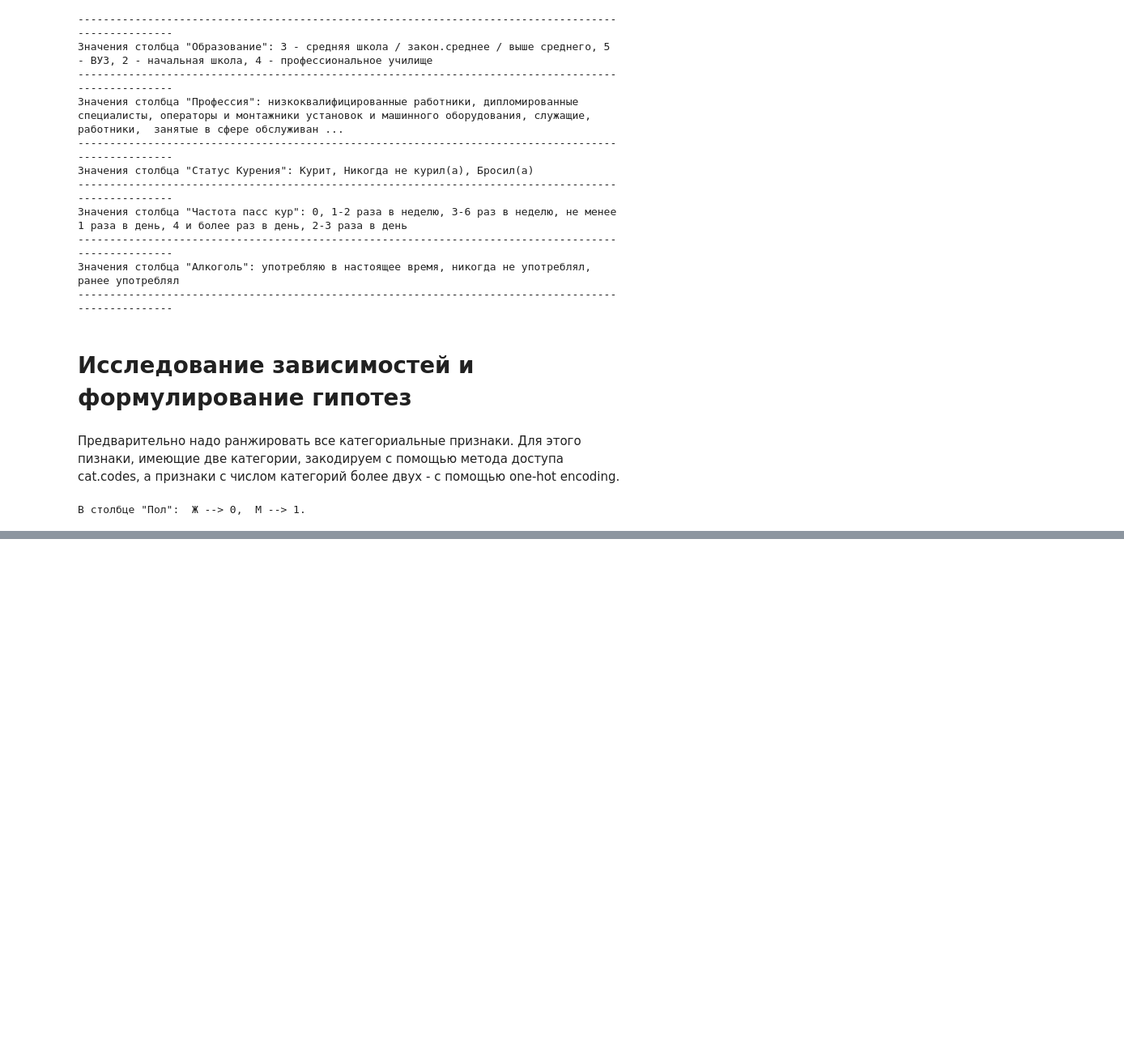
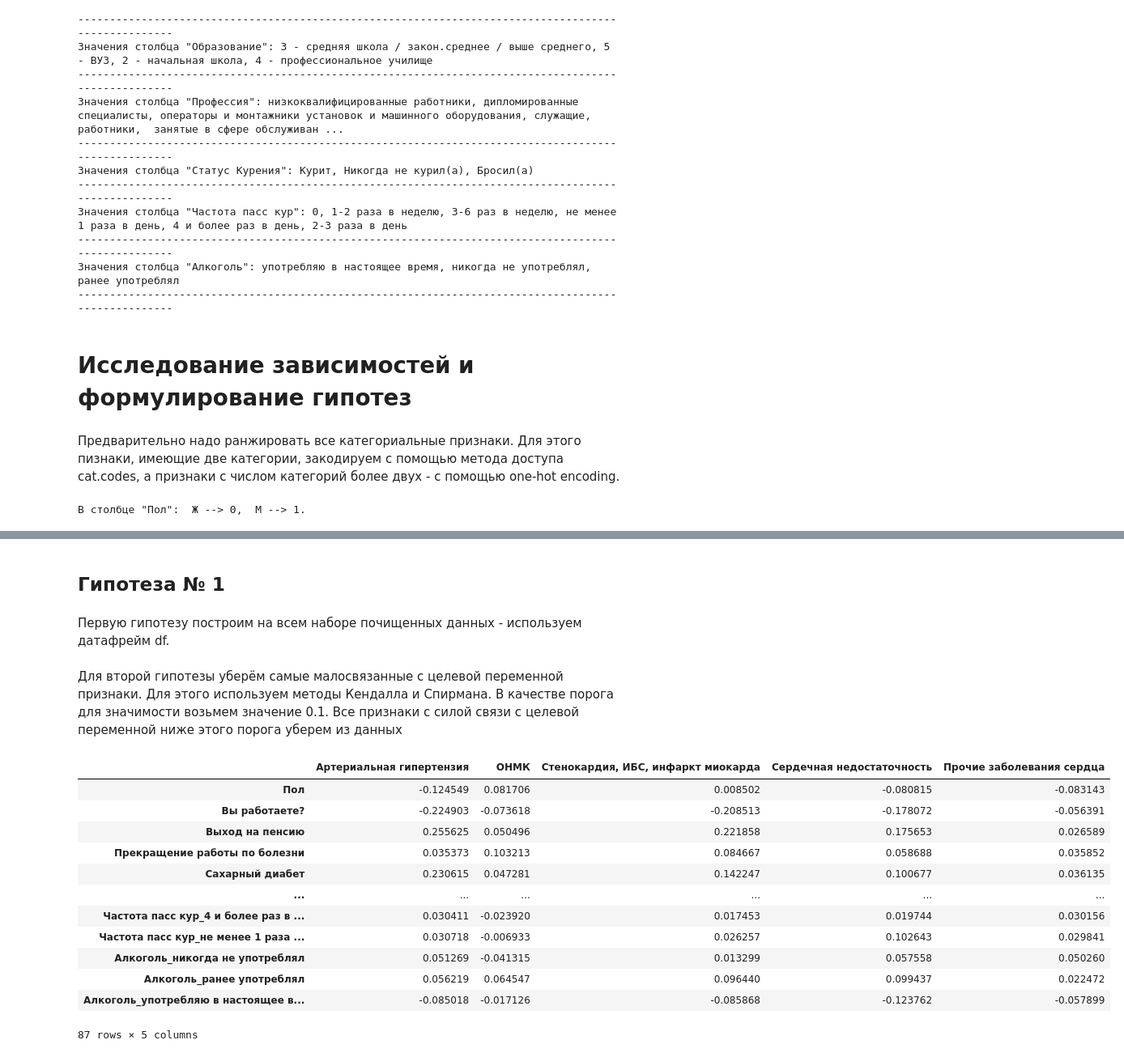
Before and after one commit to mic21053/AIchampionship, a Jupyter notebook: Championship.ipynb, the cells around one changed output, grey strips where cells are left out. Shown at 81% size. Saved outputs shown, nothing was run; the diff lists cells and outputs as text; code cells hidden in the pictures; blank space fills up the shorter version.

```diff
--- a/Championship.ipynb
+++ b/Championship.ipynb
@@ -306,0 +302,3 @@ df.head()
+# %%
+df[['Время засыпания', 'Время пробуждения']] = df.loc[:, ['Время засыпания', 'Время пробуждения']].applymap(lambda x: int(x.hour))
+df.head()
@@ -306,0 +313,29 @@ df.head()
+# %% [markdown]
+## Гипотеза № 1
+# %% [markdown]
+Первую гипотезу построим на всем наборе почищенных данных - используем датафрейм df.
+# %% [markdown]
+Для второй гипотезы уберём самые малосвязанные с целевой переменной признаки. Для этого используем методы Кендалла и Спирмана. В качестве порога для значимости возьмем значение 0.1. Все признаки с силой связи с целевой переменной ниже этого порога уберем из данных
+# %%
+corr_1 = df.corr(method='kendall')[['Артериальная гипертензия', 'ОНМК', 'Стенокардия, ИБС, инфаркт миокарда',\
+                                  'Сердечная недостаточность', 'Прочие заболевания сердца']].rename(columns =\
+                                    {'Артериальная гипертензия':'АГ1', 'ОНМК':'ОНМК1', 'Стенокардия, ИБС, инфаркт миокарда'})
+# corr_2 = telecom_df.corr(method='spearman')['Churn'].rename('Churn_2')
+# corr_df = pd.concat([corr_1, corr_2], axis=1)
+# features_to_del = corr_df[(abs(corr_df['Churn_1']) < 0.1) & (abs(corr_df['Churn_2']) < 0.1)]
+# features_to_del
+corr_1
+# %% [output]
+|  | Артериальная гипертензия | ОНМК | Стенокардия, ИБС, инфаркт миокарда | Сердечная недостаточность | Прочие заболевания сердца |
+| Пол | -0.124549 | 0.081706 | 0.008502 | -0.080815 | -0.083143 |
+| Вы работаете? | -0.224903 | -0.073618 | -0.208513 | -0.178072 | -0.056391 |
+| Выход на пенсию | 0.255625 | 0.050496 | 0.221858 | 0.175653 | 0.026589 |
+| Прекращение работы по болезни | 0.035373 | 0.103213 | 0.084667 | 0.058688 | 0.035852 |
+| Сахарный диабет | 0.230615 | 0.047281 | 0.142247 | 0.100677 | 0.036135 |
+| ... | ... | ... | ... | ... | ... |
+| Частота пасс кур_4 и более раз в ... | 0.030411 | -0.023920 | 0.017453 | 0.019744 | 0.030156 |
+| Частота пасс кур_не менее 1 раза ... | 0.030718 | -0.006933 | 0.026257 | 0.102643 | 0.029841 |
+| Алкоголь_никогда не употреблял | 0.051269 | -0.041315 | 0.013299 | 0.057558 | 0.050260 |
+| Алкоголь_ранее употреблял | 0.056219 | 0.064547 | 0.096440 | 0.099437 | 0.022472 |
+| Алкоголь_употребляю в настоящее в... | -0.085018 | -0.017126 | -0.085868 | -0.123762 | -0.057899 |
+87 rows × 5 columns
```
Also changed, not shown: parts of 5 cells of this notebook.
